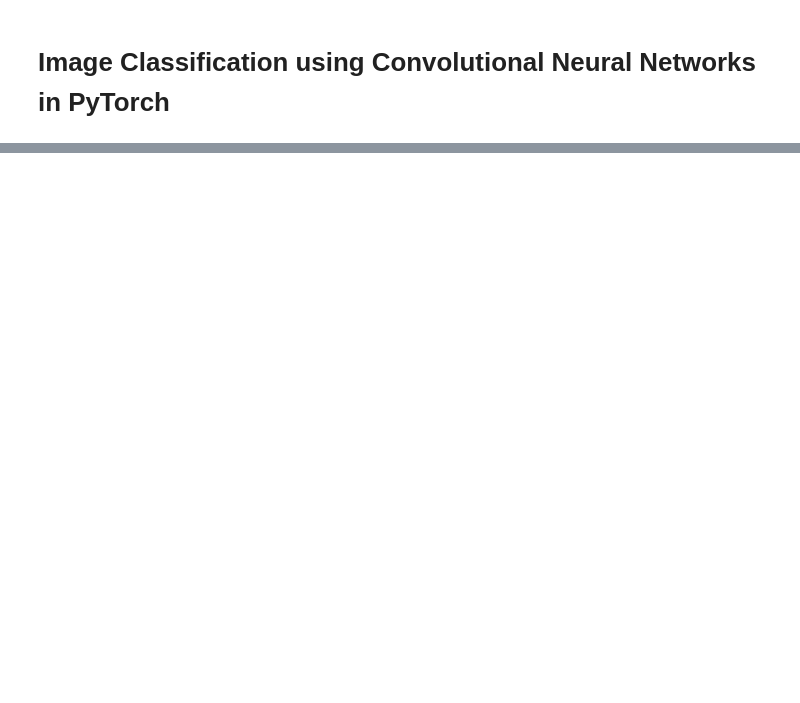
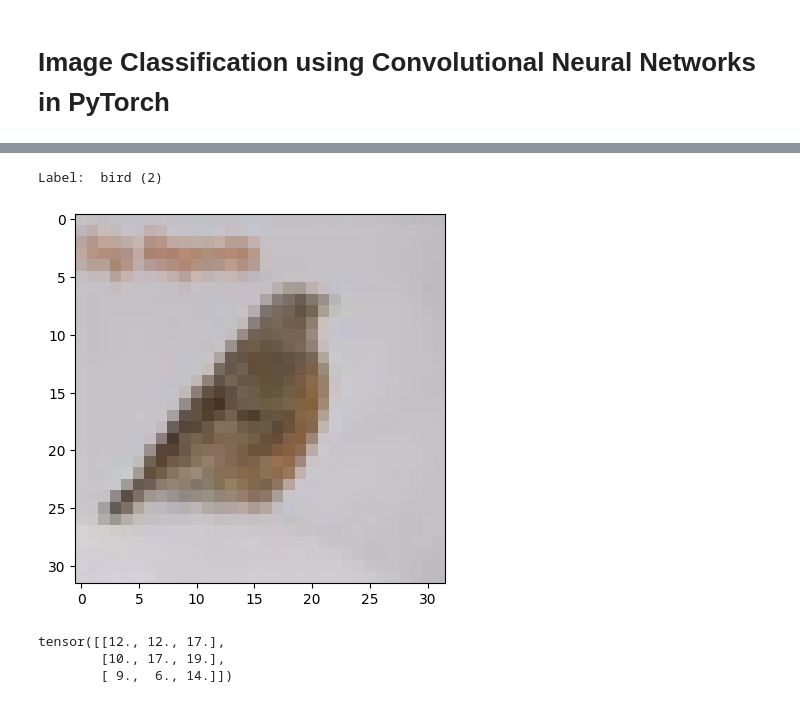
Before and after one commit to KhageshorGiri/Deep_Learning, a Jupyter notebook: pytorch/CNN/cnn_cifar10_dataset.ipynb, the cells around one changed output, grey strips where cells are left out. Saved outputs shown, nothing was run; the diff lists cells and outputs as text; code cells hidden in the pictures; blank space fills up the shorter version.

```diff
--- a/pytorch/CNN/cnn_cifar10_dataset.ipynb
+++ b/pytorch/CNN/cnn_cifar10_dataset.ipynb
@@ -27,0 +78,5 @@ target_classes = ('plane', 'car', 'bird', 'cat',
+# %%
+show_example(*trainset[108])
+# %% [output]
+Label:  bird (2)
+[figure, added]
@@ -27,0 +100,23 @@ target_classes = ('plane', 'car', 'bird', 'cat',
+# %%
+# 5X5
+sample_image = torch.tensor([
+    [3, 3, 2, 1, 0],
+    [0, 0, 1, 3, 1],
+    [3, 1, 2, 2, 3],
+    [2, 0, 0, 2, 2],
+    [2, 0, 0, 0, 1]
+], dtype=torch.float32)
+
+# 3X3
+sample_kernel = torch.tensor([
+    [0, 1, 2],
+    [2, 2, 0],
+    [0, 1, 2]
+], dtype=torch.float32)
+
+# 3X3
+conv_operation(sample_image, sample_kernel)
+# %% [output]
+tensor([[12., 12., 17.],
+        [10., 17., 19.],
+        [ 9.,  6., 14.]])
```
Also changed, not shown: parts of 23 cells of this notebook.
